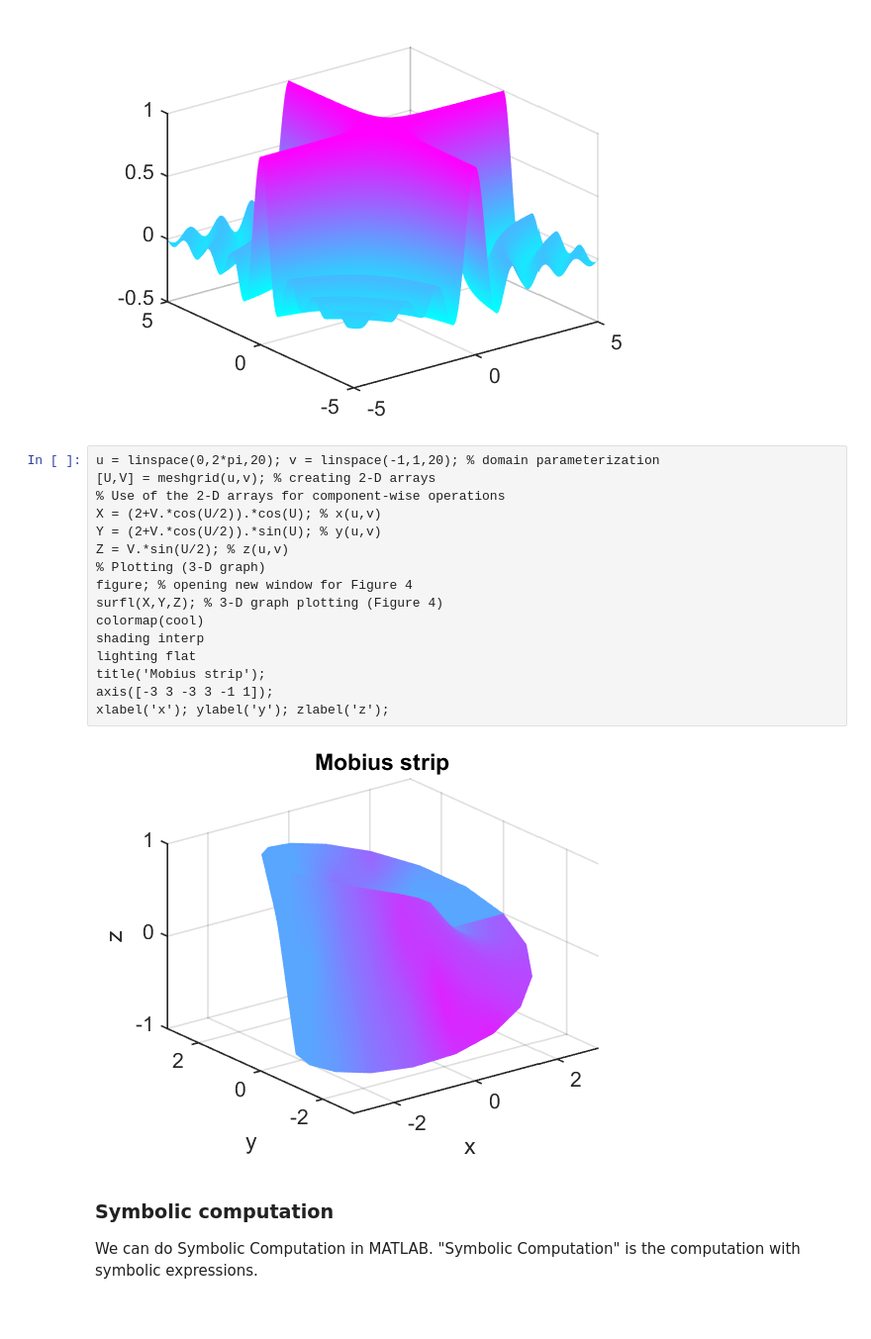
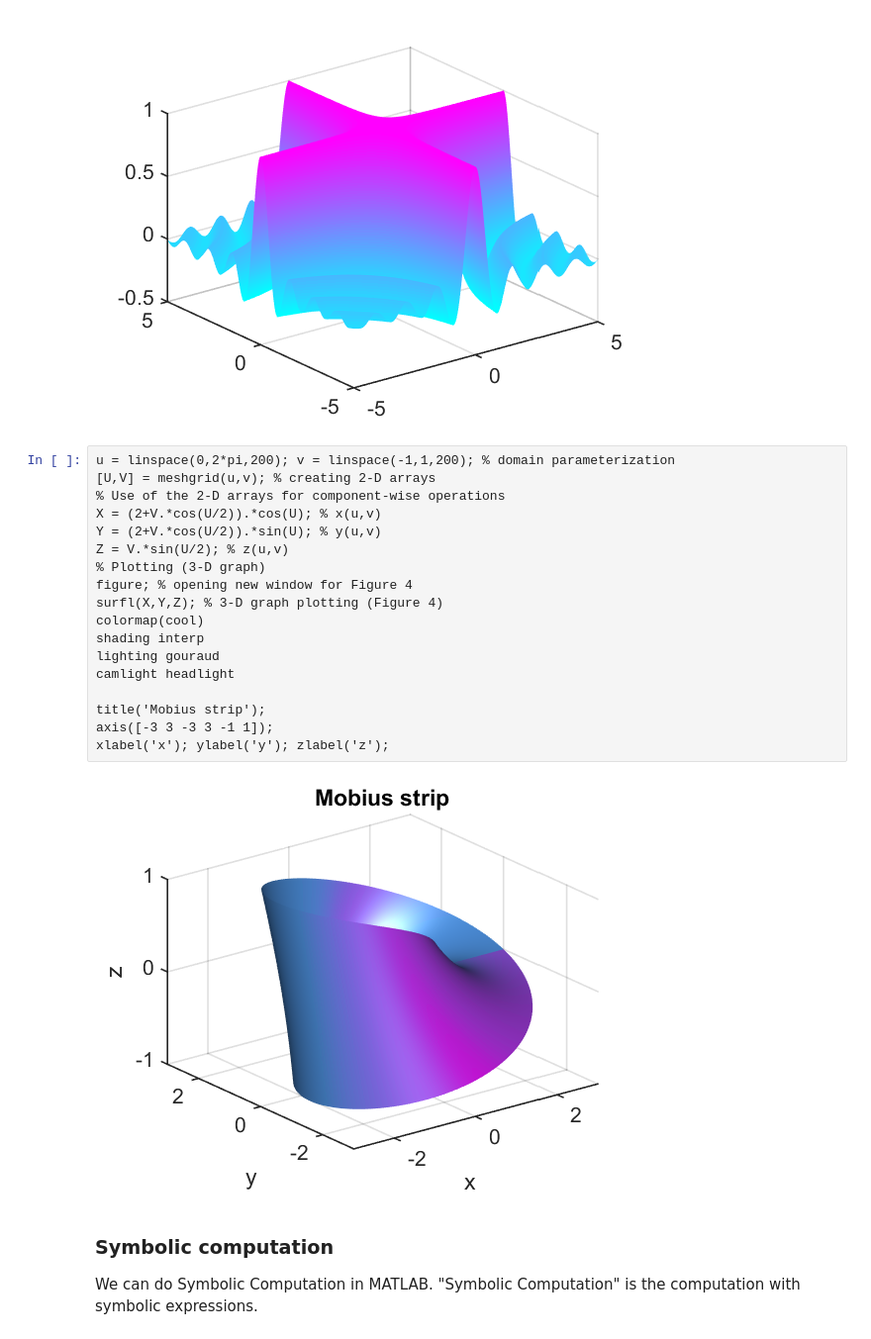
Before and after one commit to aditya95sriram/octave_tut, a Jupyter notebook: Sanket.ipynb, the cells around one changed output. Shown at 99% size. Drawn from its saved outputs; the diff is of its cells as text.

```diff
--- a/Sanket.ipynb
+++ b/Sanket.ipynb
@@ -212,23 +212,25 @@ colormap(cool)
 # %% [output]
 [figure]
 # %%
-u = linspace(0,2*pi,20); v = linspace(-1,1,20); % domain parameterization
+u = linspace(0,2*pi,200); v = linspace(-1,1,200); % domain parameterization
 [U,V] = meshgrid(u,v); % creating 2-D arrays
 % Use of the 2-D arrays for component-wise operations
 X = (2+V.*cos(U/2)).*cos(U); % x(u,v)
 Y = (2+V.*cos(U/2)).*sin(U); % y(u,v)
 Z = V.*sin(U/2); % z(u,v)
 % Plotting (3-D graph)
 figure; % opening new window for Figure 4
 surfl(X,Y,Z); % 3-D graph plotting (Figure 4)
 colormap(cool)
 shading interp
-lighting flat
+lighting gouraud
+camlight headlight
+
 title('Mobius strip');
 axis([-3 3 -3 3 -1 1]);
 xlabel('x'); ylabel('y'); zlabel('z');
 # %% [output]
-[figure, old version]
+[figure, new version]
 # %% [markdown]
 ### Symbolic computation
 We can do Symbolic Computation in MATLAB. "Symbolic Computation" is the computation with symbolic expressions.
```
